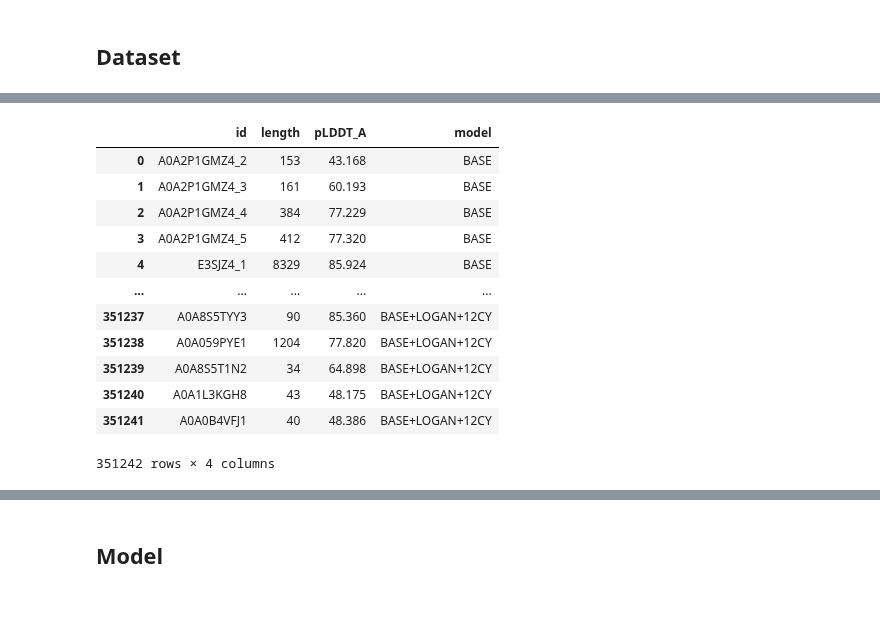
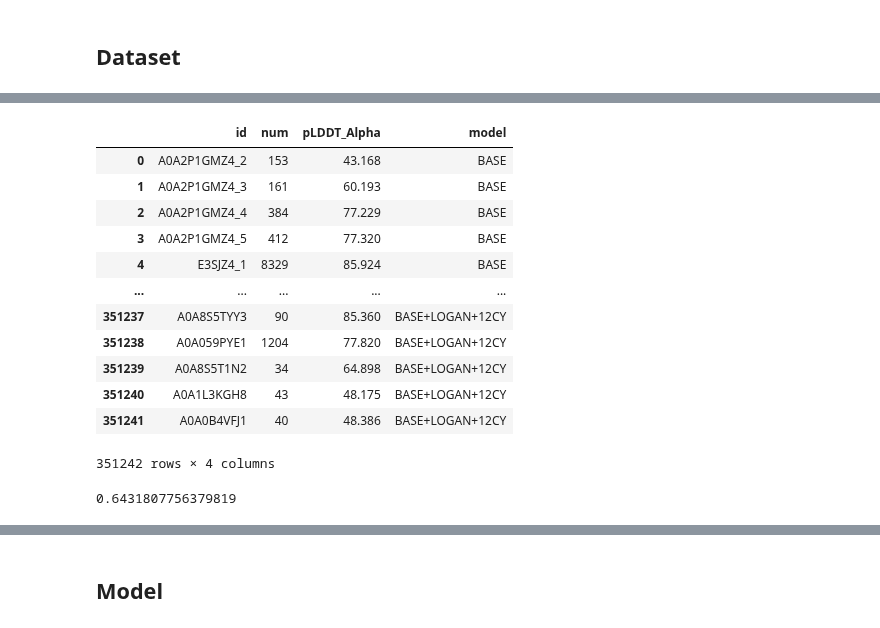
Before and after one commit to pimenol/ProteinTTT, a Jupyter notebook: notebooks/Bfvd.ipynb, the cells around one changed output, grey strips where cells are left out. Drawn from its saved outputs; the diff is of its cells as text; code cells hidden in the pictures.

```diff
--- a/notebooks/Bfvd.ipynb
+++ b/notebooks/Bfvd.ipynb
@@ -72,8 +72,9 @@ df_done
 # %%
-df = pd.read_csv(DATASET_PATH, sep='\t', names=['id', 'length', 'pLDDT_A', 'model'])
+columns = ['id', 'num', 'pLDDT_Alpha', 'model']
+df = pd.read_csv(DATASET_PATH, names=columns, sep='\t', header=None)
 df
 # %% [output]
-|  | id | length | pLDDT_A | model |
+|  | id | num | pLDDT_Alpha | model |
 | 0 | A0A2P1GMZ4_2 | 153 | 43.168 | BASE |
 | 1 | A0A2P1GMZ4_3 | 161 | 60.193 | BASE |
 | 2 | A0A2P1GMZ4_4 | 384 | 77.229 | BASE |
@@ -86,3 +87,7 @@ df
 | 351240 | A0A1L3KGH8 | 43 | 48.175 | BASE+LOGAN+12CY |
 | 351241 | A0A0B4VFJ1 | 40 | 48.386 | BASE+LOGAN+12CY |
 351242 rows × 4 columns
+# %%
+results.query("plddt_AlphaFold > 70").shape[0] / results.shape[0]
+# %% [output]
+0.6431807756379819
```
Also changed, not shown: parts of 8 cells of this notebook.
